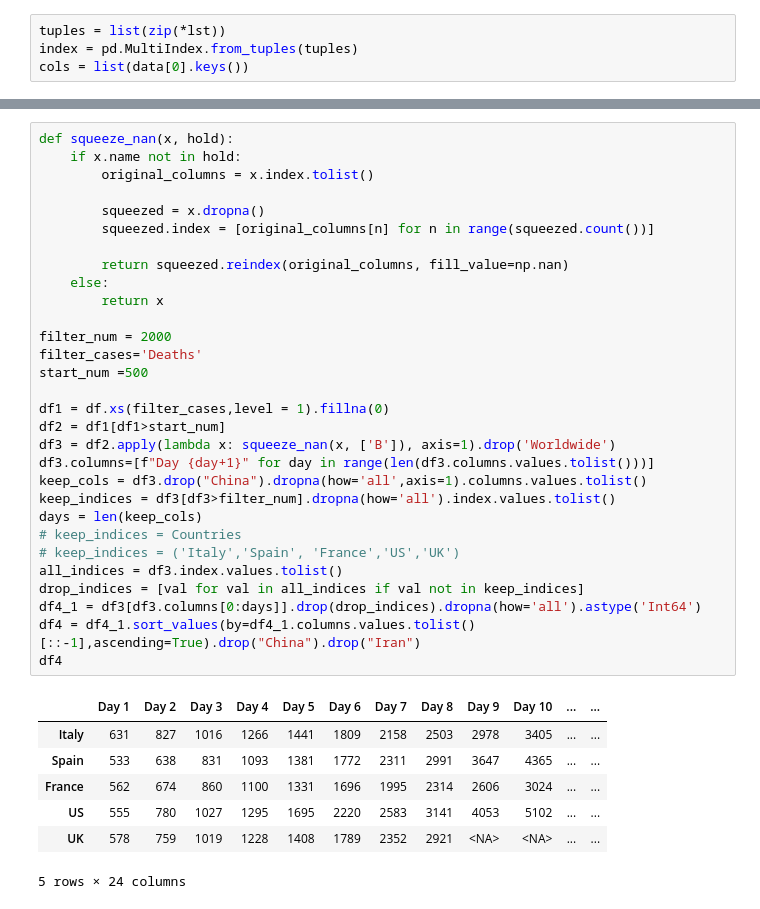
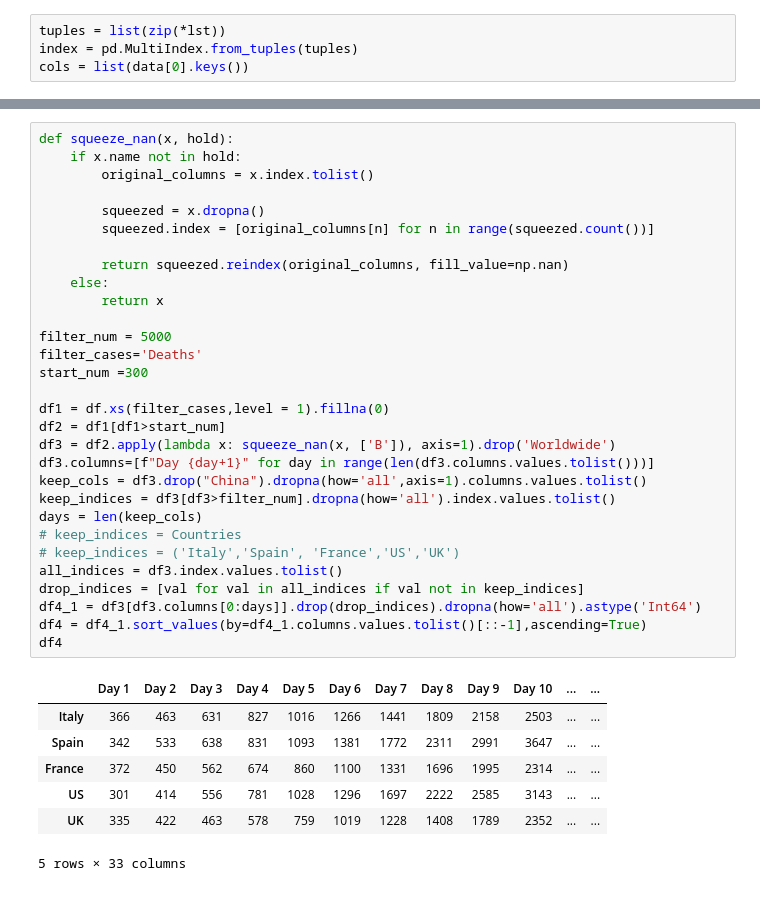
Before and after one commit to Ajeet94/coronavirus, a Jupyter notebook: coronavirus_tracker_notes.ipynb, the cells around one changed output, grey strips where cells are left out. Cells and saved outputs as stored; diff of their text form.

```diff
--- a/coronavirus_tracker_notes.ipynb
+++ b/coronavirus_tracker_notes.ipynb
@@ -173,41 +173,41 @@ df.xs('Deaths',level=1)[df.columns[-14:]]
 # %%
 def squeeze_nan(x, hold):
     if x.name not in hold:
         original_columns = x.index.tolist()
 
         squeezed = x.dropna()
         squeezed.index = [original_columns[n] for n in range(squeezed.count())]
 
         return squeezed.reindex(original_columns, fill_value=np.nan)
     else:
         return x
 
-filter_num = 2000
+filter_num = 5000
 filter_cases='Deaths'
-start_num =500
+start_num =300
 
 df1 = df.xs(filter_cases,level = 1).fillna(0)
 df2 = df1[df1>start_num]
 df3 = df2.apply(lambda x: squeeze_nan(x, ['B']), axis=1).drop('Worldwide')
 df3.columns=[f"Day {day+1}" for day in range(len(df3.columns.values.tolist()))]
 keep_cols = df3.drop("China").dropna(how='all',axis=1).columns.values.tolist()
 keep_indices = df3[df3>filter_num].dropna(how='all').index.values.tolist()
 days = len(keep_cols)
 # keep_indices = Countries
 # keep_indices = ('Italy','Spain', 'France','US','UK')
 all_indices = df3.index.values.tolist()
 drop_indices = [val for val in all_indices if val not in keep_indices]
 df4_1 = df3[df3.columns[0:days]].drop(drop_indices).dropna(how='all').astype('Int64')
-df4 = df4_1.sort_values(by=df4_1.columns.values.tolist()[::-1],ascending=True).drop("China").drop("Iran")
+df4 = df4_1.sort_values(by=df4_1.columns.values.tolist()[::-1],ascending=True)
 df4
 # %% [output]
 |  | Day 1 | Day 2 | Day 3 | Day 4 | Day 5 | Day 6 | Day 7 | Day 8 | Day 9 | Day 10 | ... | ... |
-| Italy | 631 | 827 | 1016 | 1266 | 1441 | 1809 | 2158 | 2503 | 2978 | 3405 | ... | ... |
-| Spain | 533 | 638 | 831 | 1093 | 1381 | 1772 | 2311 | 2991 | 3647 | 4365 | ... | ... |
-| France | 562 | 674 | 860 | 1100 | 1331 | 1696 | 1995 | 2314 | 2606 | 3024 | ... | ... |
-| US | 555 | 780 | 1027 | 1295 | 1695 | 2220 | 2583 | 3141 | 4053 | 5102 | ... | ... |
-| UK | 578 | 759 | 1019 | 1228 | 1408 | 1789 | 2352 | 2921 | <NA> | <NA> | ... | ... |
+| Italy | 366 | 463 | 631 | 827 | 1016 | 1266 | 1441 | 1809 | 2158 | 2503 | ... | ... |
+| Spain | 342 | 533 | 638 | 831 | 1093 | 1381 | 1772 | 2311 | 2991 | 3647 | ... | ... |
+| France | 372 | 450 | 562 | 674 | 860 | 1100 | 1331 | 1696 | 1995 | 2314 | ... | ... |
+| US | 301 | 414 | 556 | 781 | 1028 | 1296 | 1697 | 2222 | 2585 | 3143 | ... | ... |
+| UK | 335 | 422 | 463 | 578 | 759 | 1019 | 1228 | 1408 | 1789 | 2352 | ... | ... |
-5 rows × 24 columns
+5 rows × 33 columns
 # %%
 for country in df4.T.columns.values.tolist():
     line = df4.T[country].dropna().plot()
```
Also changed, not shown: parts of 7 cells of this notebook, 15 other files.
